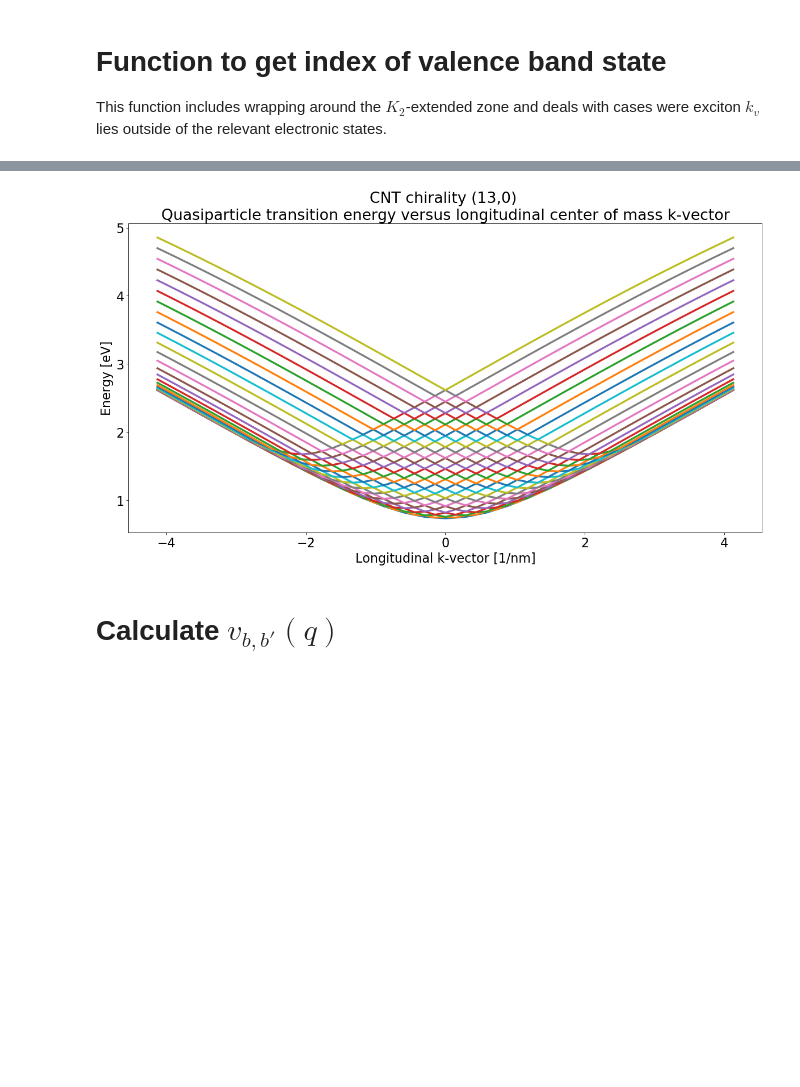
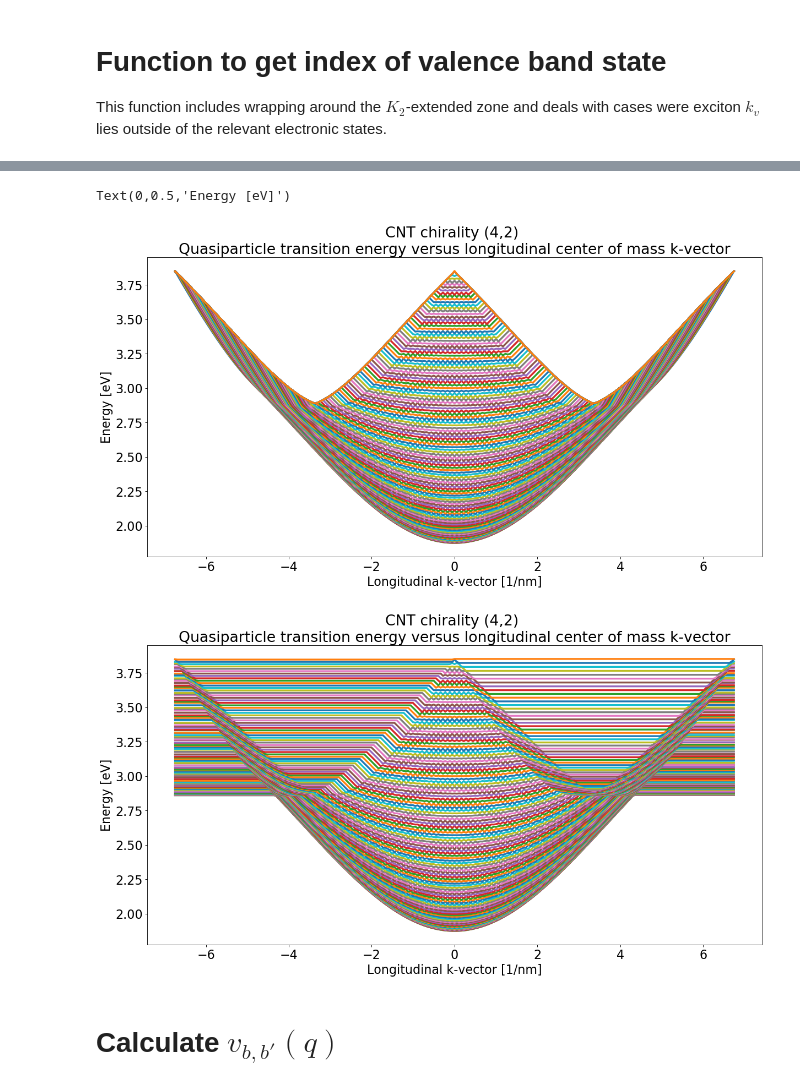
Before and after one commit to amirhosseindavoody/carbon_nanotube_exciton_energy, a Jupyter notebook: python/cnt_exciton.ipynb, the cells around one changed output, grey strips where cells are left out. Cells and saved outputs as stored; diff of their text form; code cells hidden in the pictures; blank space fills up the shorter version.

```diff
--- a/python/cnt_exciton.ipynb
+++ b/python/cnt_exciton.ipynb
@@ -31,7 +31,7 @@ eV = 1.6e-19
 # %% [markdown]
 # Carbon structure constants
 # %%
-n, m = 13,0
+n, m = 4,2
 print("chirality: ({},{})".format(n,m))
 
 a_cc = 1.42e-10
@@ -421,7 +424,8 @@ def find_kc_range(i_sub, min_indices, delta_energy, energy):
             in_range = True
 
     assert len(ikc_range[0]) == len(ikc_range[1]), \
-        "Number of states in equivalent valleys are different: len(ikc_range[0])={}, len(ikc_range[1])={}".format(len(ikc_range[0]), len(ikc_range[1]))
+        "Number of states in equivalent valleys are different: len(ikc_range[0])={}, len(ikc_range[1])={}"\
+        .format(len(ikc_range[0]), len(ikc_range[1]))
 
     return ikc_range
 
@@ -452,5 +456,6 @@ def plot_kc_range(ikc_range, energy, k_vec):
     plt.savefig('K2_extended_electron_bandstructure_highliting_valleys.png')
 
 plot_kc_range(ikc_range=ikc_range, energy=el_energy_K2ext, k_vec=k_vector_K2ext)
-# print(ikc_range[0,:,:])
+print(ikc_range[0,0,0])
+print(ikc_range[1,0,0])
 # %% [output]
@@ -522,5 +591,5 @@ ikv_test: 14
 # %%
-def get_transition_energies(i_valley, ikc_range, energy, mode):
+def get_transition_energies_based_on_ikc(i_valley, ikc_range, energy, mode):
     ik_cm_limits = range(-(ikc_range.shape[1]-1), (ikc_range.shape[1]-1)+1)
     nk_cm = len(ik_cm_limits)
     n_kc = ikc_range.shape[1]
@@ -532,37 +601,81 @@ def get_transition_energies(i_valley, ikc_range, energy, mode):
 
     for ik_cm in ik_cm_limits:
         E_quasi = np.zeros((n_kc))
         k_cm_vec[ik_cm-ik_cm_limits[0]] = ik_cm*np.linalg.norm(dk_l)
         for idx in range(n_kc):
             i_kc = ikc_range[i_valley,idx,0]
             mu = ikc_range[i_valley, idx, 1]
 
             i_kv = get_ikv(i_kc, ik_cm, ikc_limits, ik_limits, mode)
             if i_kv is None:
                 E_quasi[idx] = -1
             else:
                 E_quasi[idx] = energy[1,i_kc,mu] - energy[0,i_kv,mu]
 
         E_quasi[E_quasi < 0] = np.amax(E_quasi)
 
         E_quasi = np.sort(E_quasi,kind='heapsort')
         ex_energy[ik_cm-ik_cm_limits[0],:] = E_quasi
     return ex_energy, k_cm_vec
 
-quasi_particle_energy, k_cm_vec = get_transition_energies(i_valley=0, ikc_range=ikc_range, \
-                                              energy=el_energy_K2ext, mode='extend')
+def get_transition_energies_based_on_ikv(i_valley, ikc_range, energy, mode):
+    ik_cm_limits = range(-(ikc_range.shape[1]-1), (ikc_range.shape[1]-1)+1)
+    nk_cm = len(ik_cm_limits)
+    n_kc = ikc_range.shape[1]
+    ex_energy = np.zeros((nk_cm,n_kc))
+    k_cm_vec = np.zeros((nk_cm,1))
+
+    ikc_limits = ikc_range[i_valley,:,0]
+    ik_limits = range(0,energy.shape[1])
+
+    for ik_cm in ik_cm_limits:
+        E_quasi = np.zeros((n_kc))
+        k_cm_vec[ik_cm-ik_cm_limits[0]] = ik_cm*np.linalg.norm(dk_l)
+        for idx in range(n_kc):
+            i_kv = ikc_range[i_valley,idx,0]
+            mu = ikc_range[i_valley, idx, 1]
+
+            i_kc = get_ikc(i_kv, ik_cm, ikc_limits, ik_limits, mode)
+            if i_kv is None:
+                E_quasi[idx] = -1
+            else:
+                E_quasi[idx] = energy[1,i_kc,mu] - energy[0,i_kv,mu]
+
+        E_quasi[E_quasi < 0] = np.amax(E_quasi)
+
+        E_quasi = np.sort(E_quasi,kind='heapsort')
+        ex_energy[ik_cm-ik_cm_limits[0],:] = E_quasi
+    return ex_energy, k_cm_vec
+
+quasi_particle_energy, k_cm_vec = get_transition_energies_based_on_ikc(i_valley=0, ikc_range=ikc_range, \
+                                              energy=el_energy_K2ext, mode='eliminate')
 
 fig=plt.figure(figsize=(18, 9), dpi= 80, facecolor='w', edgecolor='k')
 for dim1 in range(quasi_particle_energy.shape[1]):
     plt.plot(k_cm_vec*1e-9, quasi_particle_energy[:,dim1]/eV, linestyle='-', linewidth=3)
 plt.title('CNT chirality ({},{}) \n'.format(n,m)+\
           'Quasiparticle transition energy versus longitudinal center of mass k-vector', size=24)
 plt.tick_params(axis='both', which='major', labelsize=20)
 plt.xlabel('Longitudinal k-vector [1/nm]', size=20)
 plt.ylabel('Energy [eV]', size=20)
-plt.savefig('Quasiparticle_transition_energy_using_K2extended_rep.png')
+# plt.savefig('Quasiparticle_transition_energy_using_K2extended_rep.png')
+
+quasi_particle_energy, k_cm_vec = get_transition_energies_based_on_ikv(i_valley=1, ikc_range=ikc_range, \
+                                              energy=el_energy_K2ext, mode='clip')
+
+fig=plt.figure(figsize=(18, 9), dpi= 80, facecolor='w', edgecolor='k')
+for dim1 in range(quasi_particle_energy.shape[1]):
+    plt.plot(k_cm_vec*1e-9, quasi_particle_energy[:,dim1]/eV, linestyle='-', linewidth=3)
+plt.title('CNT chirality ({},{}) \n'.format(n,m)+\
+          'Quasiparticle transition energy versus longitudinal center of mass k-vector', size=24)
+plt.tick_params(axis='both', which='major', labelsize=20)
+plt.xlabel('Longitudinal k-vector [1/nm]', size=20)
+plt.ylabel('Energy [eV]', size=20)
+# plt.savefig('Quasiparticle_transition_energy_using_K2extended_rep.png')
 # %% [output]
+Text(0,0.5,'Energy [eV]')
-[figure, old version]
+[figure, new version]
+[figure, added]
 # %% [markdown]
 # Calculate $v_{b,b'}(q)$
 # %%
```
Also changed, not shown: parts of 21 cells of this notebook, 13 other files.
